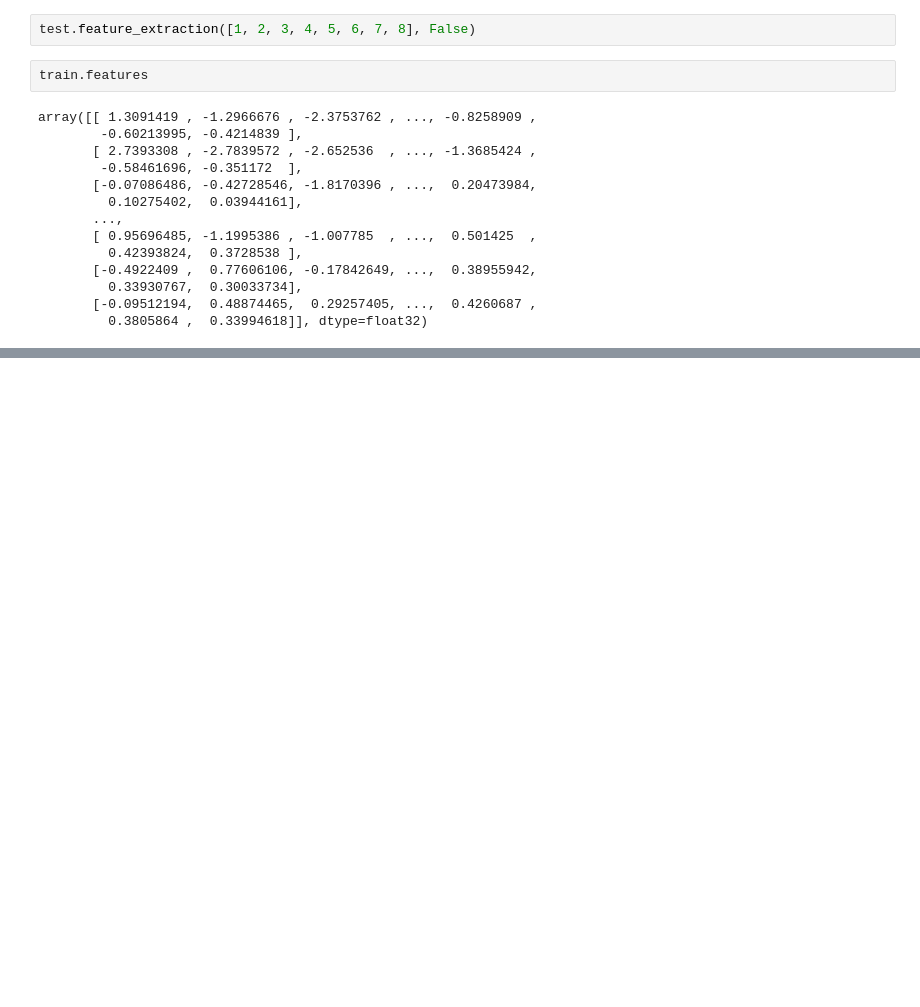
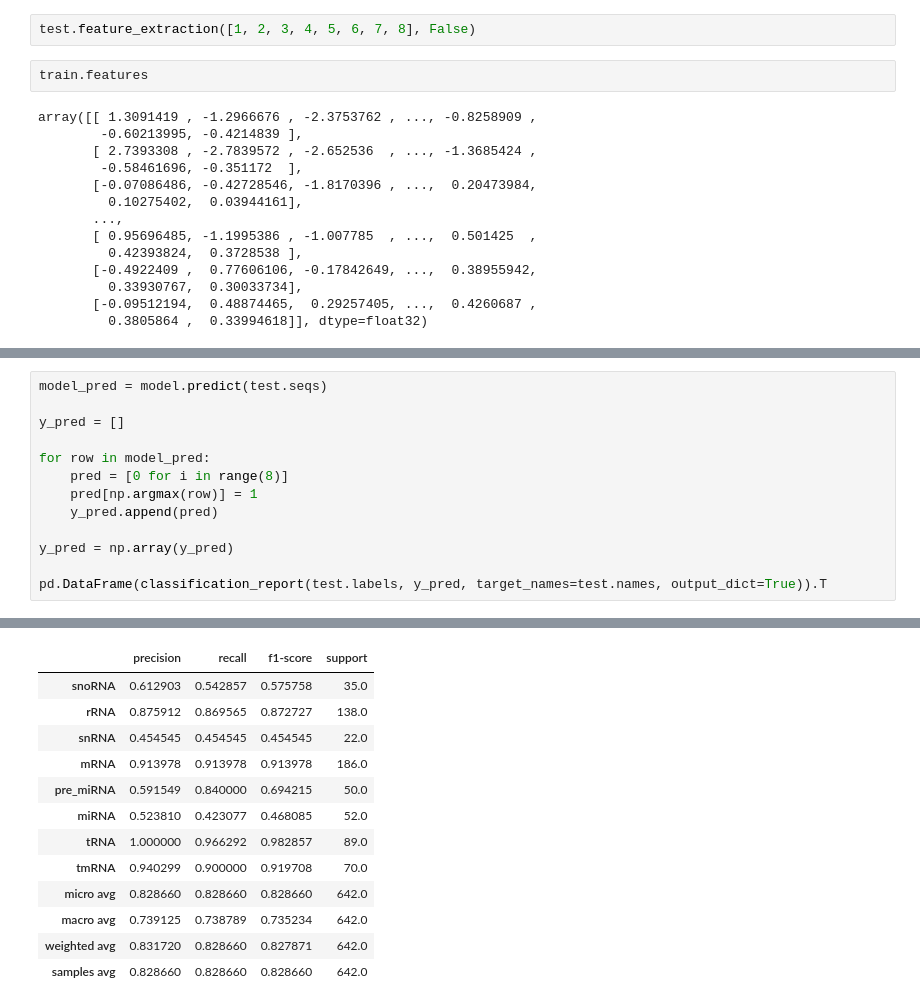
Before and after one commit to brenoslivio/BioDeepFuse, a Jupyter notebook: experiments.ipynb, the cells around one changed output, grey strips where cells are left out. Saved outputs shown, nothing was run; the diff lists cells and outputs as text; blank space fills up the shorter version.

```diff
--- a/experiments.ipynb
+++ b/experiments.ipynb
@@ -227,0 +229,14 @@ val_dict
+# %%
+model_pred = model.predict(test.seqs)
+
+y_pred = []
+
+for row in model_pred:
+    pred = [0 for i in range(8)]
+    pred[np.argmax(row)] = 1
+    y_pred.append(pred)
+
+y_pred = np.array(y_pred)
+
+pd.DataFrame(classification_report(test.labels, y_pred, target_names=test.names, output_dict=True)).T
+# %% [output]
@@ -227,0 +244,13 @@ val_dict
+|  | precision | recall | f1-score | support |
+| snoRNA | 0.612903 | 0.542857 | 0.575758 | 35.0 |
+| rRNA | 0.875912 | 0.869565 | 0.872727 | 138.0 |
+| snRNA | 0.454545 | 0.454545 | 0.454545 | 22.0 |
+| mRNA | 0.913978 | 0.913978 | 0.913978 | 186.0 |
+| pre_miRNA | 0.591549 | 0.840000 | 0.694215 | 50.0 |
+| miRNA | 0.523810 | 0.423077 | 0.468085 | 52.0 |
+| tRNA | 1.000000 | 0.966292 | 0.982857 | 89.0 |
+| tmRNA | 0.940299 | 0.900000 | 0.919708 | 70.0 |
+| micro avg | 0.828660 | 0.828660 | 0.828660 | 642.0 |
+| macro avg | 0.739125 | 0.738789 | 0.735234 | 642.0 |
+| weighted avg | 0.831720 | 0.828660 | 0.827871 | 642.0 |
+| samples avg | 0.828660 | 0.828660 | 0.828660 | 642.0 |
```
Also changed, not shown: parts of 9 cells of this notebook.
